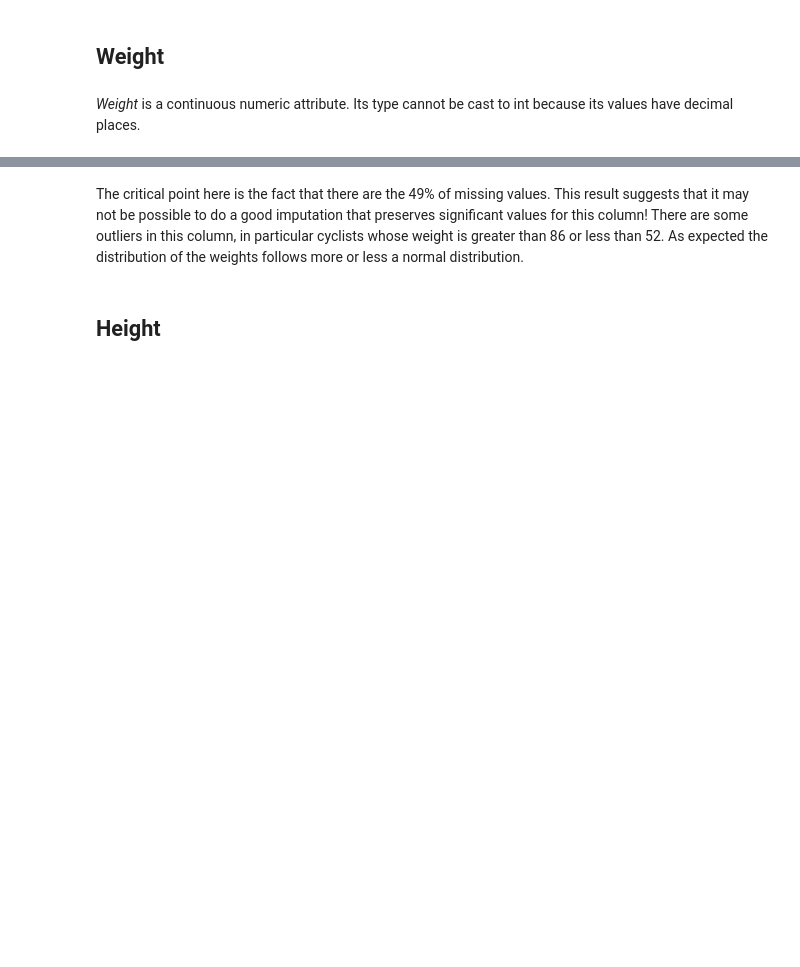
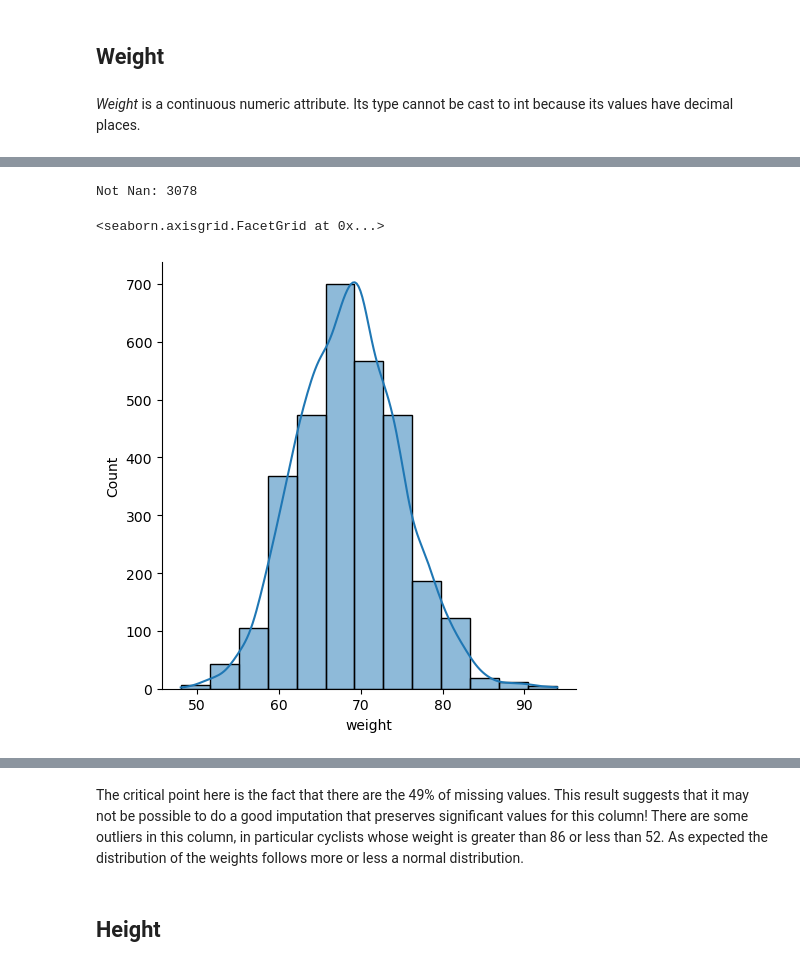
Before and after one commit to luca-rizzo/dm-2024-project, a Jupyter notebook: notebook/data_understanding_cyclists.ipynb, the cells around one changed output, grey strips where cells are left out. Cells and saved outputs as stored; diff of their text form; code cells hidden in the pictures; blank space fills up the shorter version.

Commit message:
weight/height imputation

```diff
--- a/notebook/data_understanding_cyclists.ipynb
+++ b/notebook/data_understanding_cyclists.ipynb
@@ -136,8 +297,9 @@ stats(cyclists['weight'], box=True)
 # %%
 tmp = len(cyclists['weight'].dropna(inplace=False))
 print("Not Nan:",tmp)
 
-#Sturges' rule
-bin_num=int(1+(10/3)*np.log10(tmp))
-print("Bin num:",bin_num)
-sbn.displot(cyclists, x='weight',kind="hist", row_order="desc", bins=bin_num, kde=True)
+sbn.displot(cyclists, x='weight',kind="hist", row_order="desc", bins='sturges', kde=True)
+# %% [output]
+Not Nan: 3078
+<seaborn.axisgrid.FacetGrid at 0x...>
+[figure, added]
```
Also changed, not shown: parts of 194 cells of this notebook.
